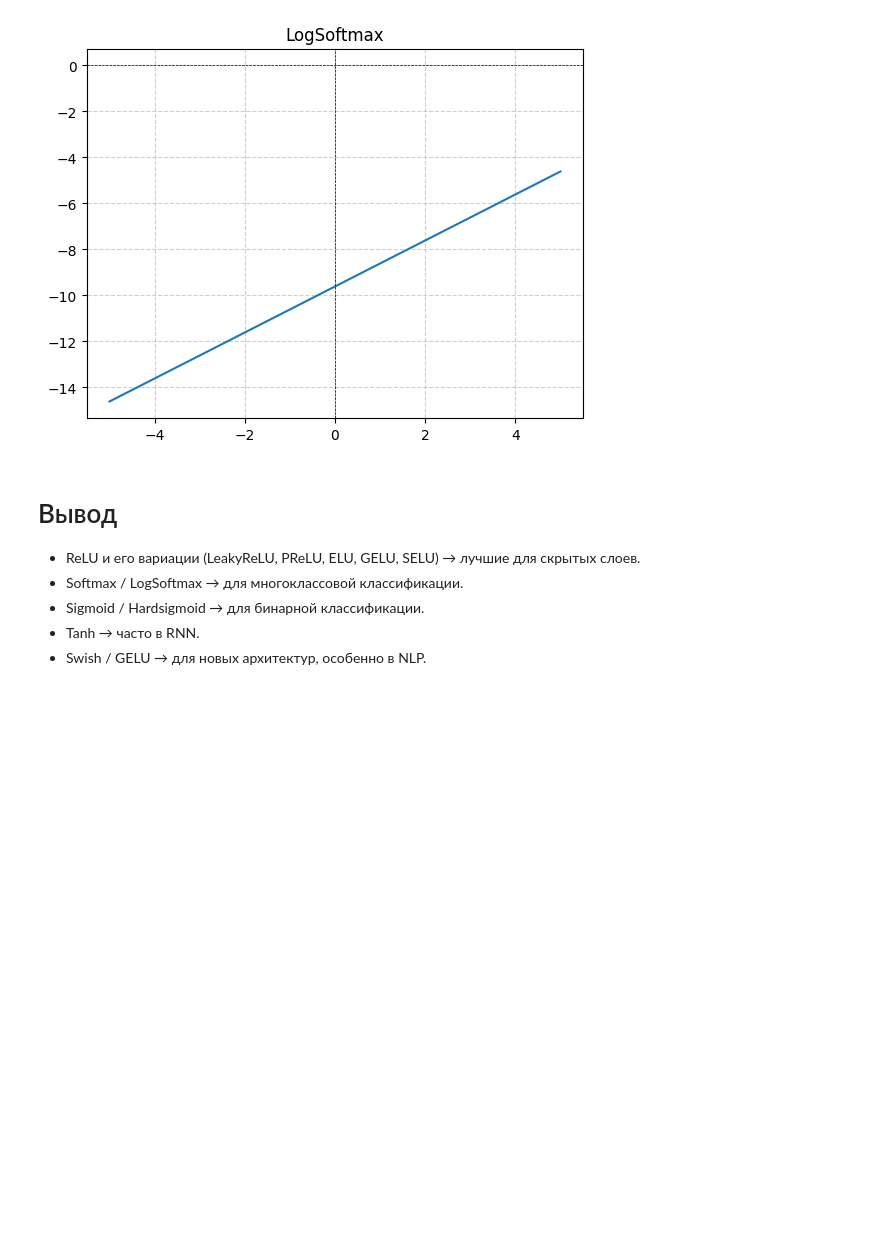
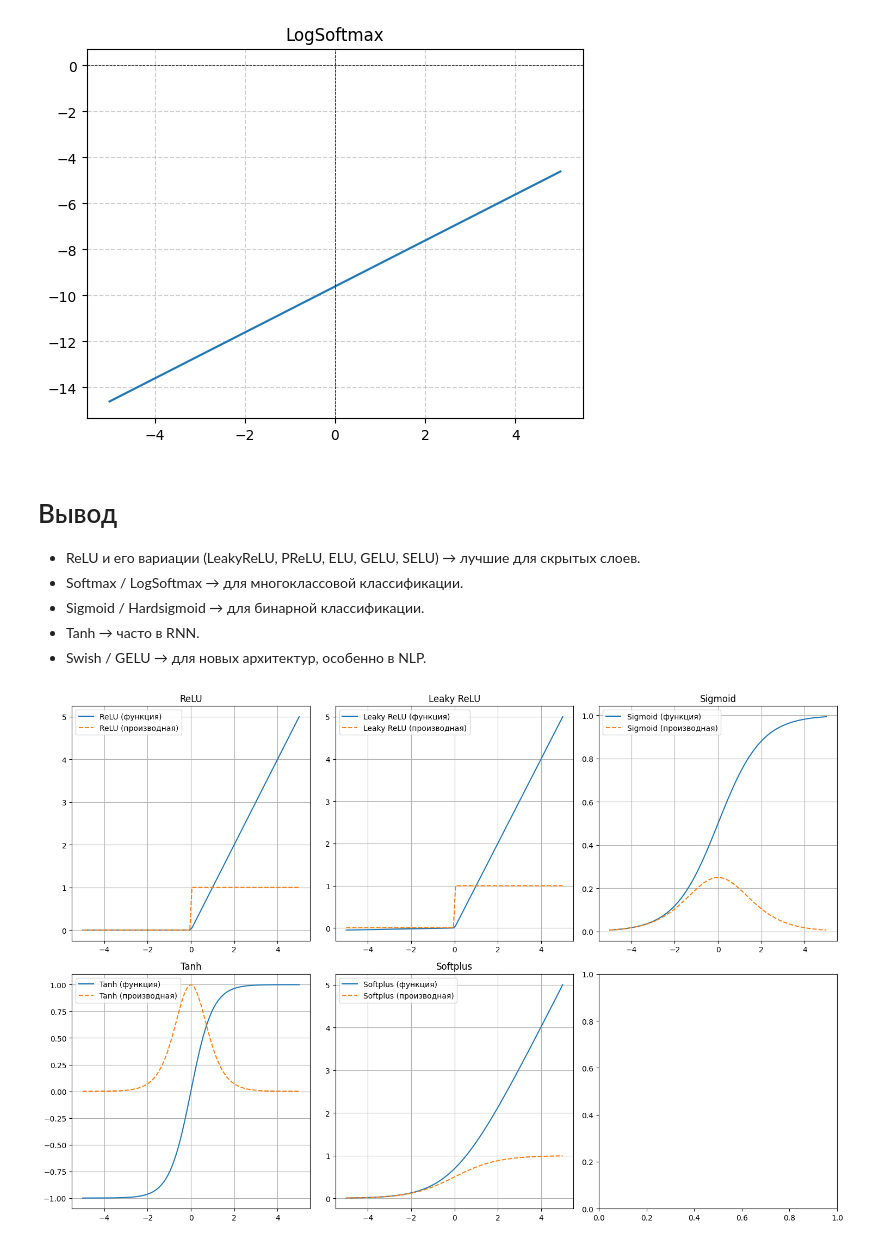
Before and after one commit to SmetDenis/ml-notes, a Jupyter notebook: 00-basics/activations.ipynb, the cells around one changed output. Saved outputs shown, nothing was run; the diff lists cells and outputs as text; code cells hidden in the pictures; blank space fills up the shorter version.

```diff
--- a/00-basics/activations.ipynb
+++ b/00-basics/activations.ipynb
@@ -222,3 +222,49 @@ build_plot(logSoftmax, "LogSoftmax")
 * Sigmoid / Hardsigmoid → для бинарной классификации.
 * Tanh → часто в RNN.
 * Swish / GELU → для новых архитектур, особенно в NLP.
+# %%
+import torch
+import torch.nn.functional as F
+import matplotlib.pyplot as plt
+
+# Определение функций активации и их производных
+def activation_functions(x):
+    return {
+        'ReLU': F.relu(x),
+        'Leaky ReLU': F.leaky_relu(x, negative_slope=0.01),
+        'Sigmoid': torch.sigmoid(x),
+        'Tanh': torch.tanh(x),
+        'Softplus': F.softplus(x)
+    }
+
+def activation_derivatives(x):
+    x.requires_grad_(True)
+    outputs = activation_functions(x)
+    derivatives = {}
+    for name, output in outputs.items():
+        grad, = torch.autograd.grad(output.sum(), x, create_graph=True)
+        derivatives[name] = grad.detach()
+    return derivatives
+
+# Создание входных данных
+x = torch.linspace(-5, 5, 100, requires_grad=True)
+
+# Вычисление значений и производных
+values = activation_functions(x)
+derivatives = activation_derivatives(x)
+
+# Визуализация
+fig, axes = plt.subplots(2, 3, figsize=(15, 10))
+axes = axes.flatten()
+
+for i, (name, value) in enumerate(values.items()):
+    axes[i].plot(x.detach().numpy(), value.detach().numpy(), label=f'{name} (функция)')
+    axes[i].plot(x.detach().numpy(), derivatives[name].numpy(), label=f'{name} (производная)', linestyle='dashed')
+    axes[i].set_title(name)
+    axes[i].legend()
+    axes[i].grid()
+
+plt.tight_layout()
+plt.show()
+# %% [output]
+[figure, added]
```
Also changed, not shown: 8 other files.
